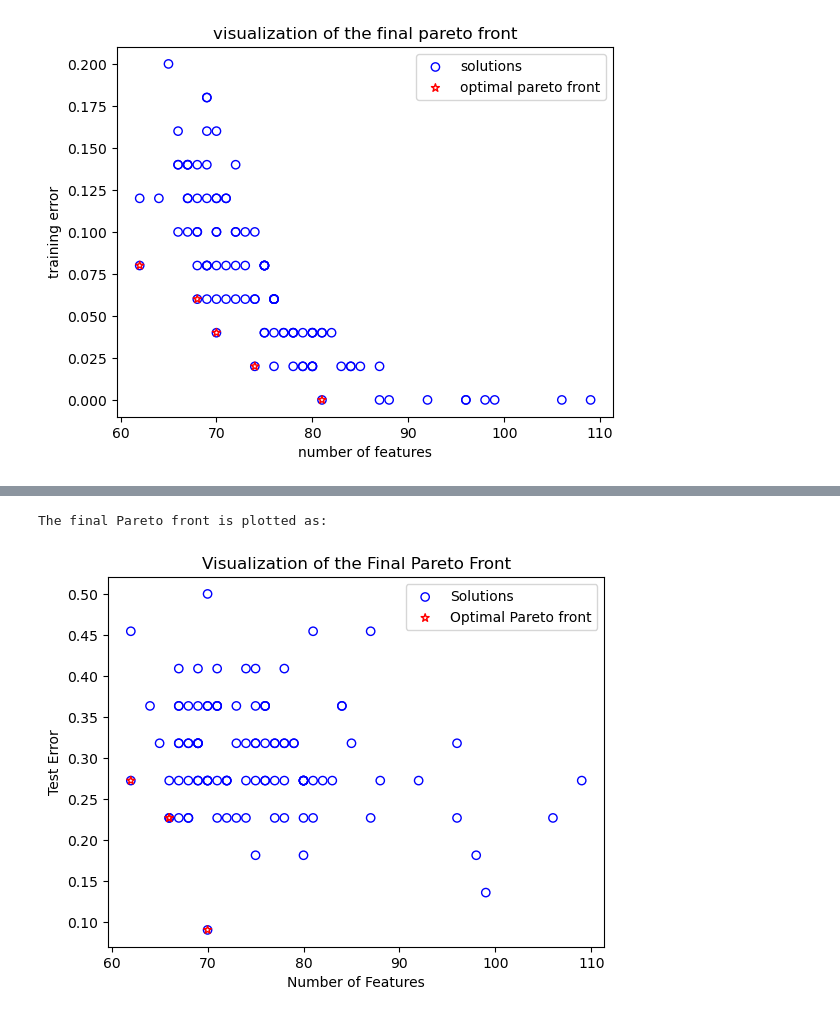
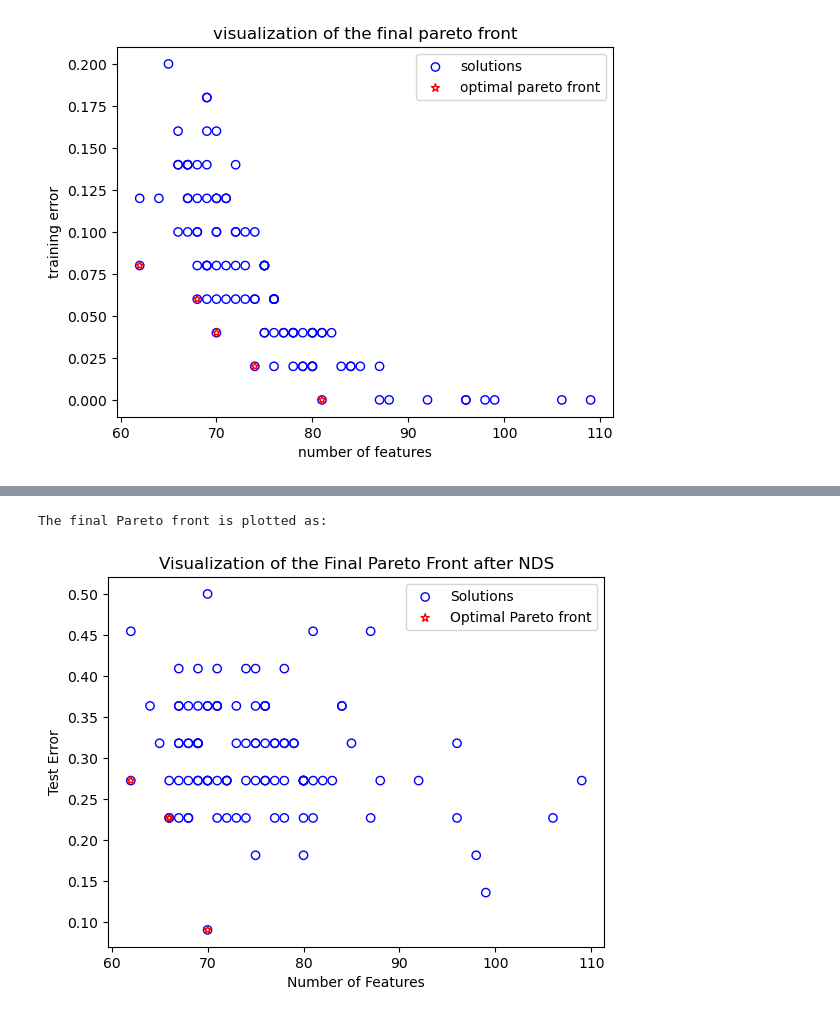
Before and after one commit to hamzarangwala51/NSGA2-MultiObjective-Project, a Jupyter notebook: Colon_NSGA2_Hamza.ipynb, the cells around one changed output, grey strips where cells are left out. Cells and saved outputs as stored; diff of their text form; code cells hidden in the pictures.

```diff
--- a/Colon_NSGA2_Hamza.ipynb
+++ b/Colon_NSGA2_Hamza.ipynb
@@ -230,6 +231,7 @@ i_f = res.history[0].opt.get("F")
 i_pop = res.history[0].pop
 f = res.F
 pop = res.pop
+pop_test = res.pop
 solutions = res.X
 # %% [output]
 ==========================================================================================
@@ -306,36 +290,36 @@ def evaluate_on_test(X_test, Y_test, solution):
         Y_pred = knn.predict(X_test_selected)
         error_rate = 1 - accuracy_score(Y_test, Y_pred)
         return [len(feature_indices), error_rate]
-# %%
-# Evaluate each solution on the test data
-Solutions_test = np.array([evaluate_on_test(X_test, Y_test, solution) for solution in pop.get("X")])
-
-# Perform non-dominated sorting
-nds = NonDominatedSorting().do(Solutions_test)
-
-# Extract the Pareto front solutions
-pareto_front_indices = nds[0]
-pareto_front_objectives = Solutions_test[pareto_front_indices]
-
-
-# print(f"Total number of solutions: {len(Solutions_test)}")
-# print(f"Number of Pareto front solutions: {len(pareto_front_indices)}")
-# print("Some solutions from the last generation:", Solutions_test[:5])
-# print("Pareto front solutions:", pareto_front_objectives)
-
-
-# Plot the Pareto front graph
-print("The final Pareto front is plotted as:")
-plt.scatter(Solutions_test[:, 0], Solutions_test[:, 1], edgecolor="blue", facecolor="none", label="Solutions")
-plt.scatter(pareto_front_objectives[:, 0], pareto_front_objectives[:, 1], marker='*', edgecolor="red", facecolor="none", label="Optimal Pareto front")
-plt.xlabel('Number of Features')
-plt.ylabel('Test Error')
-plt.legend()
-plt.title("Visualization of the Final Pareto Front")
-plt.show()
-# %% [output]
-The final Pareto front is plotted as:
-[figure, removed]
+# %%
+# Evaluate each solution on the test data
+Solutions_test = np.array([evaluate_on_test(X_test, Y_test, solution) for solution in pop_test.get("X")])
+
+# Perform non-dominated sorting
+nds = NonDominatedSorting().do(Solutions_test)
+
+# Extract the Pareto front solutions
+pareto_front_indices = nds[0]
+pareto_front_objectives_test = Solutions_test[pareto_front_indices]
+
+
+# print(f"Total number of solutions: {len(Solutions_test)}")
+# print(f"Number of Pareto front solutions: {len(pareto_front_indices)}")
+# print("Some solutions from the last generation:", Solutions_test[:5])
+# print("Pareto front solutions:", pareto_front_objectives)
+
+
+# Plot the Pareto front graph
+print("The final Pareto front is plotted as:")
+plt.scatter(Solutions_test[:, 0], Solutions_test[:, 1], edgecolor="blue", facecolor="none", label="Solutions")
+plt.scatter(pareto_front_objectives_test[:, 0], pareto_front_objectives_test[:, 1], marker='*', edgecolor="red", facecolor="none", label="Optimal Pareto front")
+plt.xlabel('Number of Features')
+plt.ylabel('Test Error')
+plt.legend()
+plt.title("Visualization of the Final Pareto Front after NDS")
+plt.show()
+# %% [output]
+The final Pareto front is plotted as:
+[figure, added]
 # %%
 # Plot the Pareto front for test data
 import matplotlib.pyplot as plt
```
Also changed, not shown: parts of 30 cells of this notebook, 13 other files.
